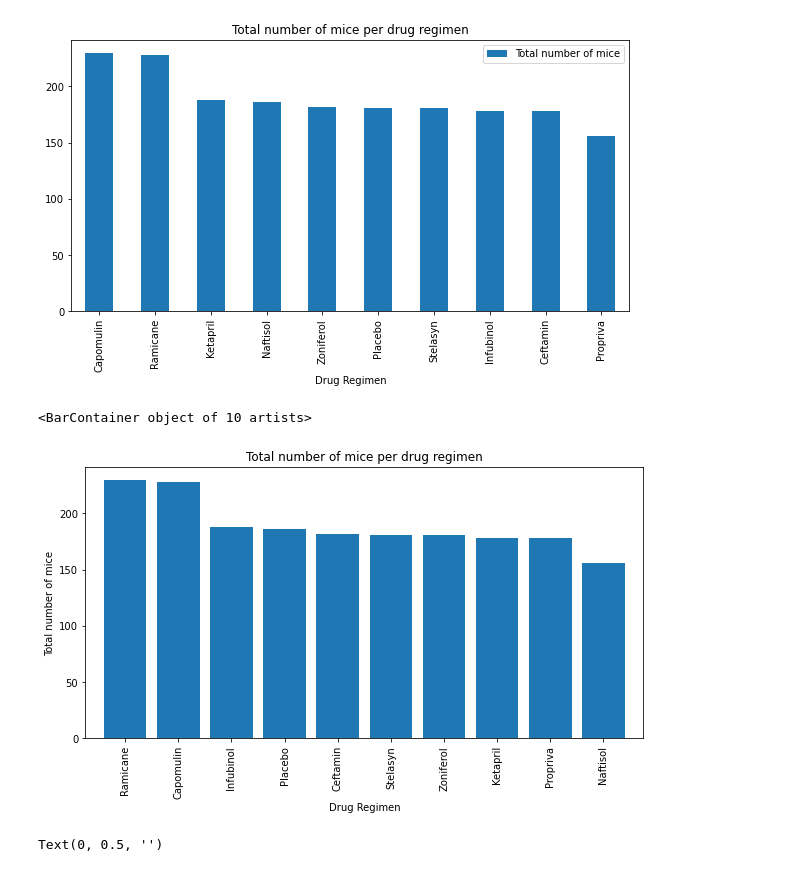
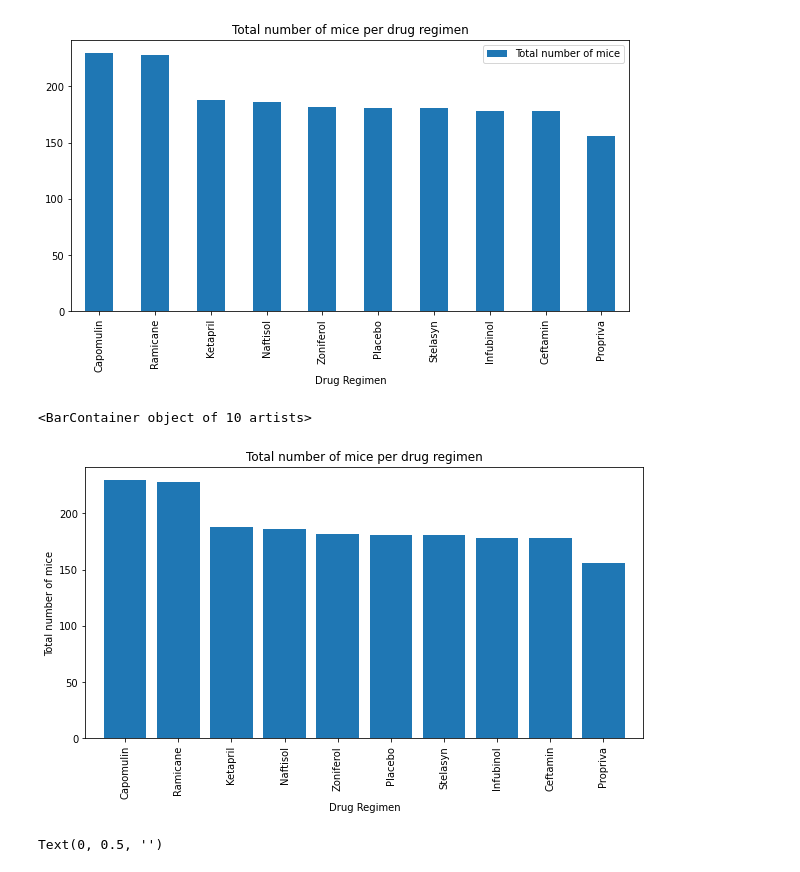
Before and after one commit to Heesu-H/Heesu-H-matplotlib-challenge, a Jupyter notebook: Pymaceuticals/pymaceuticals_starter.ipynb, the cells around one changed output. Saved outputs shown, nothing was run; the diff lists cells and outputs as text; code cells hidden in the pictures.

```diff
--- a/Pymaceuticals/pymaceuticals_starter.ipynb
+++ b/Pymaceuticals/pymaceuticals_starter.ipynb
@@ -228,24 +251,27 @@ Text(0.5, 1.0, 'Total number of mice per drug regimen')
 [figure]
 # %%
 # Generate a bar plot showing the total number of mice for each treatment throughout the course of the study using pyplot.
-regimen = cleaned_df["Drug Regimen"].unique()
-length = len(cleaned_df["Drug Regimen"].value_counts())
+x = pd.DataFrame(cleaned_df["Drug Regimen"].value_counts())
+x_list = list(x.index.values)
+
+regimen = x_list
+length = len(x_list)
 
 plt.figure(figsize=(10,5))
 
 x_axis = np.arange(length)
 
 plt.xlim(-0.75,9.75)
 plt.xticks(x_axis, regimen, rotation = "vertical")
 
 plt.xlabel("Drug Regimen")
 plt.ylabel("Total number of mice")
 plt.title("Total number of mice per drug regimen")
 
 plt.bar(x_axis, cleaned_df["Drug Regimen"].value_counts())
 # %% [output]
 <BarContainer object of 10 artists>
-[figure, old version]
+[figure, new version]
 # %%
 # Generate a pie plot showing the distribution of female versus male mice using pandas
 labels = ["Females","Males"]
```
Also changed, not shown: parts of 5 cells of this notebook.
